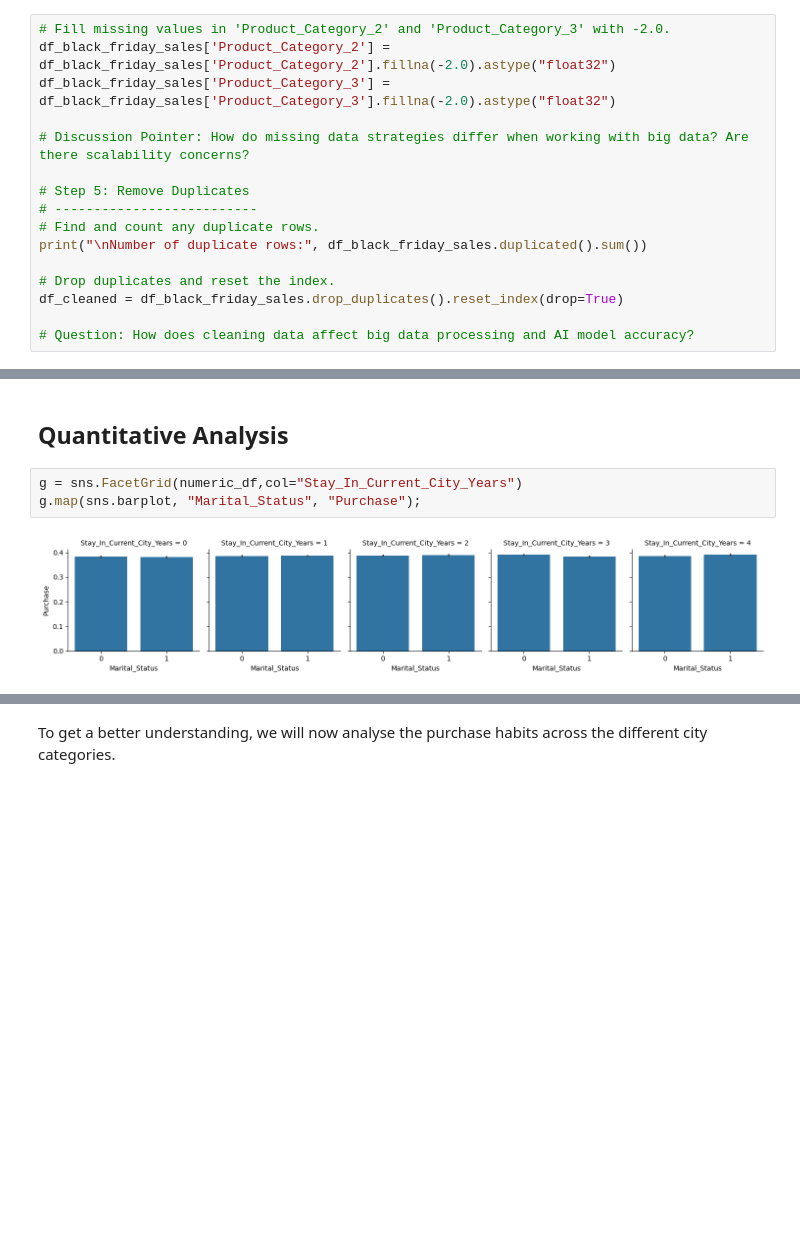
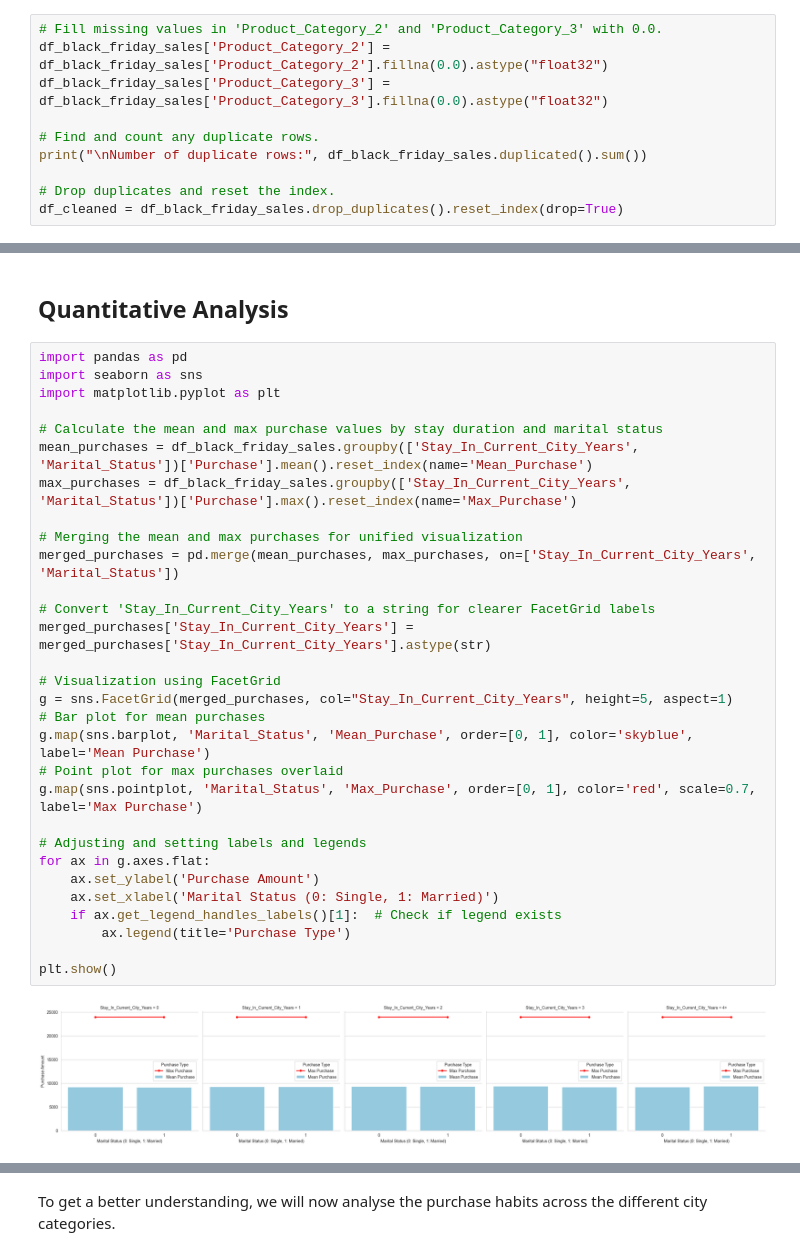
Before and after one commit to 1ssb/big-data, a Jupyter notebook: Big_Data_Analytics.ipynb, the cells around one changed output, grey strips where cells are left out. Saved outputs shown, nothing was run; the diff lists cells and outputs as text; blank space fills up the shorter version.

```diff
--- a/Big_Data_Analytics.ipynb
+++ b/Big_Data_Analytics.ipynb
@@ -171,21 +146,15 @@ dtype: int64
 
 5. **Avoid Imputation Bias:** Ensure that the chosen imputation method does not introduce bias or distort the dataset's original patterns.
 # %%
-# Fill missing values in 'Product_Category_2' and 'Product_Category_3' with -2.0.
-df_black_friday_sales['Product_Category_2'] = df_black_friday_sales['Product_Category_2'].fillna(-2.0).astype("float32")
-df_black_friday_sales['Product_Category_3'] = df_black_friday_sales['Product_Category_3'].fillna(-2.0).astype("float32")
+# Fill missing values in 'Product_Category_2' and 'Product_Category_3' with 0.0.
+df_black_friday_sales['Product_Category_2'] = df_black_friday_sales['Product_Category_2'].fillna(0.0).astype("float32")
+df_black_friday_sales['Product_Category_3'] = df_black_friday_sales['Product_Category_3'].fillna(0.0).astype("float32")
 
-# Discussion Pointer: How do missing data strategies differ when working with big data? Are there scalability concerns?
-
-# Step 5: Remove Duplicates
-# --------------------------
 # Find and count any duplicate rows.
 print("\nNumber of duplicate rows:", df_black_friday_sales.duplicated().sum())
 
 # Drop duplicates and reset the index.
 df_cleaned = df_black_friday_sales.drop_duplicates().reset_index(drop=True)
-
-# Question: How does cleaning data affect big data processing and AI model accuracy?
 # %% [output]
 Number of duplicate rows: 0
 # %% [markdown]
@@ -369,7 +384,34 @@ plt.show()
 # %% [markdown]
 ## Quantitative Analysis
 # %%
-g = sns.FacetGrid(numeric_df,col="Stay_In_Current_City_Years")
-g.map(sns.barplot, "Marital_Status", "Purchase");
+import pandas as pd
+import seaborn as sns
+import matplotlib.pyplot as plt
+
+# Calculate the mean and max purchase values by stay duration and marital status
+mean_purchases = df_black_friday_sales.groupby(['Stay_In_Current_City_Years', 'Marital_Status'])['Purchase'].mean().reset_index(name='Mean_Purchase')
+max_purchases = df_black_friday_sales.groupby(['Stay_In_Current_City_Years', 'Marital_Status'])['Purchase'].max().reset_index(name='Max_Purchase')
+
+# Merging the mean and max purchases for unified visualization
+merged_purchases = pd.merge(mean_purchases, max_purchases, on=['Stay_In_Current_City_Years', 'Marital_Status'])
+
+# Convert 'Stay_In_Current_City_Years' to a string for clearer FacetGrid labels
+merged_purchases['Stay_In_Current_City_Years'] = merged_purchases['Stay_In_Current_City_Years'].astype(str)
+
+# Visualization using FacetGrid
+g = sns.FacetGrid(merged_purchases, col="Stay_In_Current_City_Years", height=5, aspect=1)
+# Bar plot for mean purchases
+g.map(sns.barplot, 'Marital_Status', 'Mean_Purchase', order=[0, 1], color='skyblue', label='Mean Purchase')
+# Point plot for max purchases overlaid
+g.map(sns.pointplot, 'Marital_Status', 'Max_Purchase', order=[0, 1], color='red', scale=0.7, label='Max Purchase')
+
+# Adjusting and setting labels and legends
+for ax in g.axes.flat:
+    ax.set_ylabel('Purchase Amount')
+    ax.set_xlabel('Marital Status (0: Single, 1: Married)')
+    if ax.get_legend_handles_labels()[1]:  # Check if legend exists
+        ax.legend(title='Purchase Type')
+
+plt.show()
 # %% [output]
-[figure, old version]
+[figure, new version]
```
Also changed, not shown: parts of 41 cells of this notebook.
